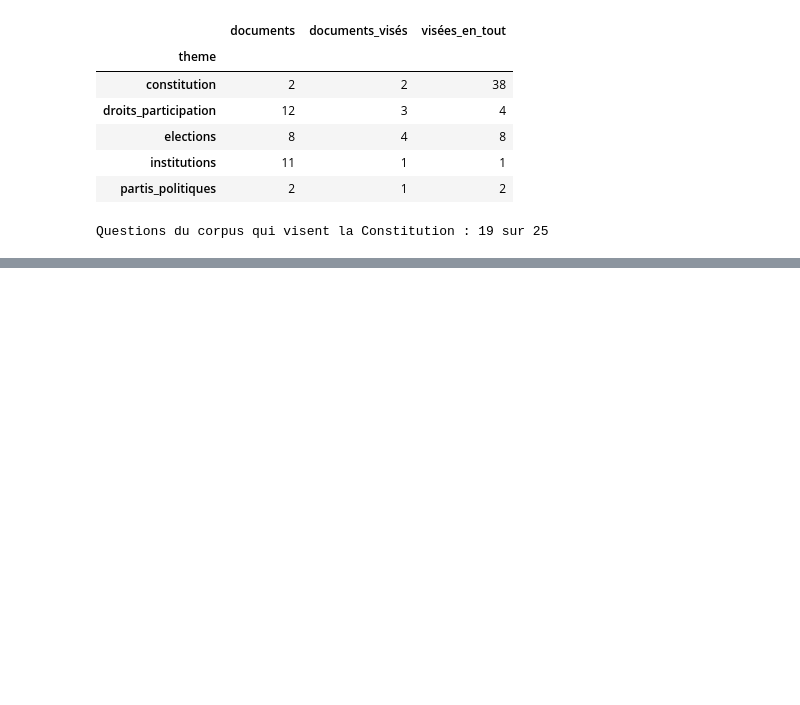
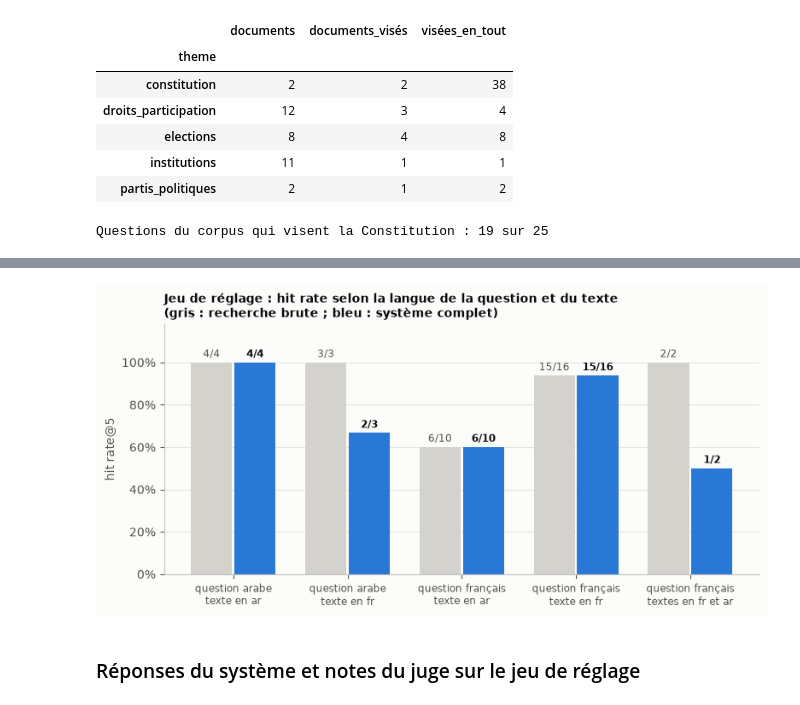
Before and after one commit to salmahanabal/Moroccan-civic-assistant, a Jupyter notebook: backend/notebooks/01_analyse_exploratoire.ipynb, the cells around one changed output, grey strips where cells are left out. Cells and saved outputs as stored; diff of their text form; code cells hidden in the pictures; blank space fills up the shorter version.

```diff
--- a/backend/notebooks/01_analyse_exploratoire.ipynb
+++ b/backend/notebooks/01_analyse_exploratoire.ipynb
@@ -564,0 +770,22 @@ chatbot avant), puis les mesurer à part : ce serait aussi un vrai jeu de test,
+# %%
+plot_data = cross.reset_index()
+plot_data["etiquette"] = plot_data["question_en"].str.replace("question en ", "question ") + "\n" + plot_data["langue_du_texte"]
+fig, ax = plt.subplots(figsize=(9, 3.8))
+positions = np.arange(len(plot_data)); width = 0.36
+ax.bar(positions - width / 2 - 0.01, plot_data["recherche_brute"] / plot_data["questions"], width, color=COLORS["grey"])
+ax.bar(positions + width / 2 + 0.01, plot_data["systeme"] / plot_data["questions"], width, color=COLORS["fr"])
+for x, row in plot_data.iterrows():
+    ax.text(x - width / 2 - 0.01, row["recherche_brute"] / row["questions"] + 0.025, f"{int(row['recherche_brute'])}/{int(row['questions'])}", ha="center", color=INK_SOFT, fontsize=8.5)
+    ax.text(x + width / 2 + 0.01, row["systeme"] / row["questions"] + 0.025, f"{int(row['systeme'])}/{int(row['questions'])}", ha="center", color=INK, fontsize=8.5, fontweight="bold")
+ax.set_xticks(positions, plot_data["etiquette"], fontsize=8.5)
+ax.set_ylim(0, 1.18)
+ax.yaxis.set_major_formatter(plt.matplotlib.ticker.PercentFormatter(1.0))
+ax.set_ylabel("hit rate@5")
+ax.set_title("Jeu de réglage : hit rate selon la langue de la question et du texte\n(gris : recherche brute ; bleu : système complet)", fontsize=10)
+ax.grid(axis="x", visible=False)
+save(fig, "10_hit_langue_question_texte.png")
+plt.show()
+# %% [output]
+[figure, added]
+# %% [markdown]
+### Réponses du système et notes du juge sur le jeu de réglage
```
Also changed, not shown: parts of 24 cells of this notebook, 5 other files.
